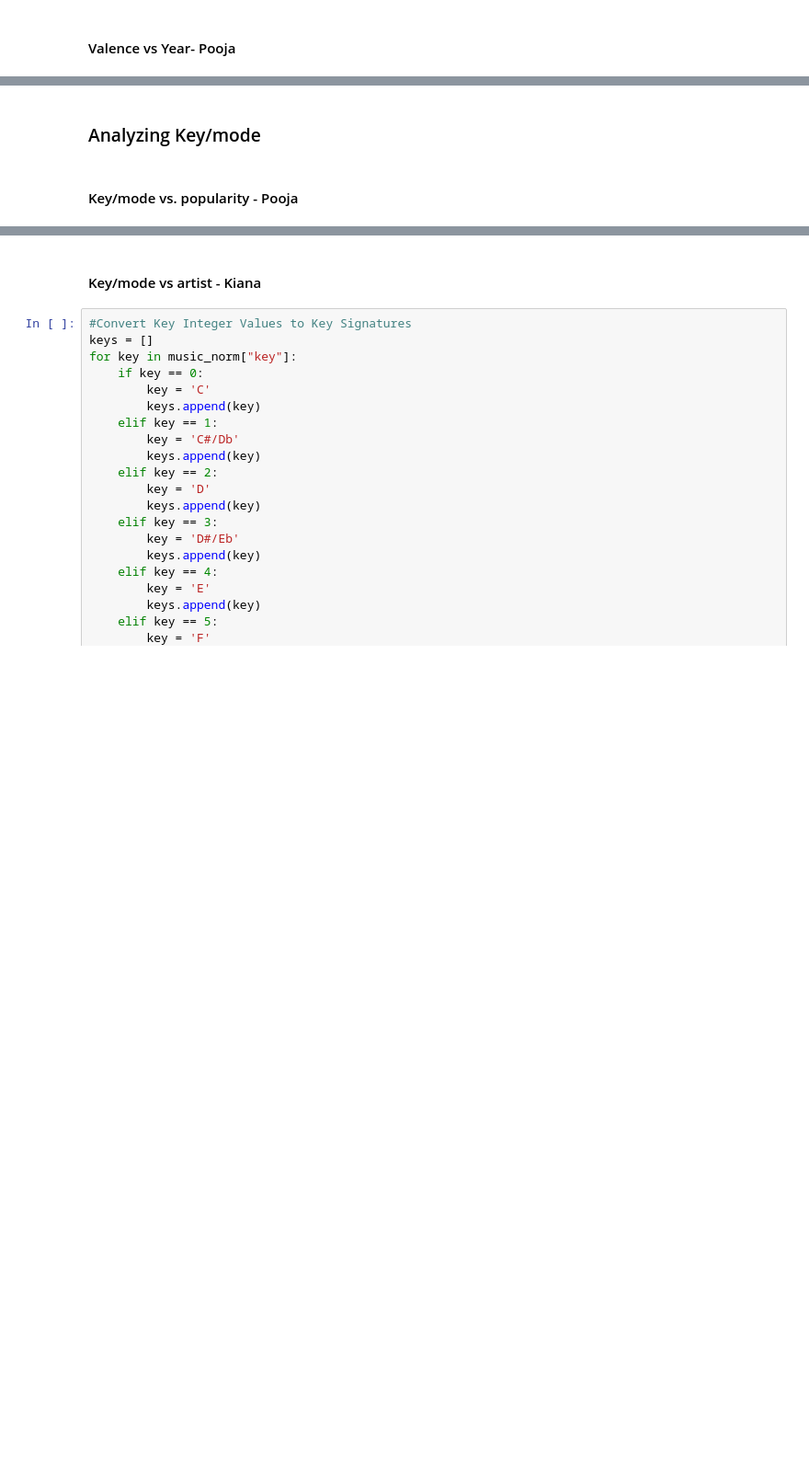
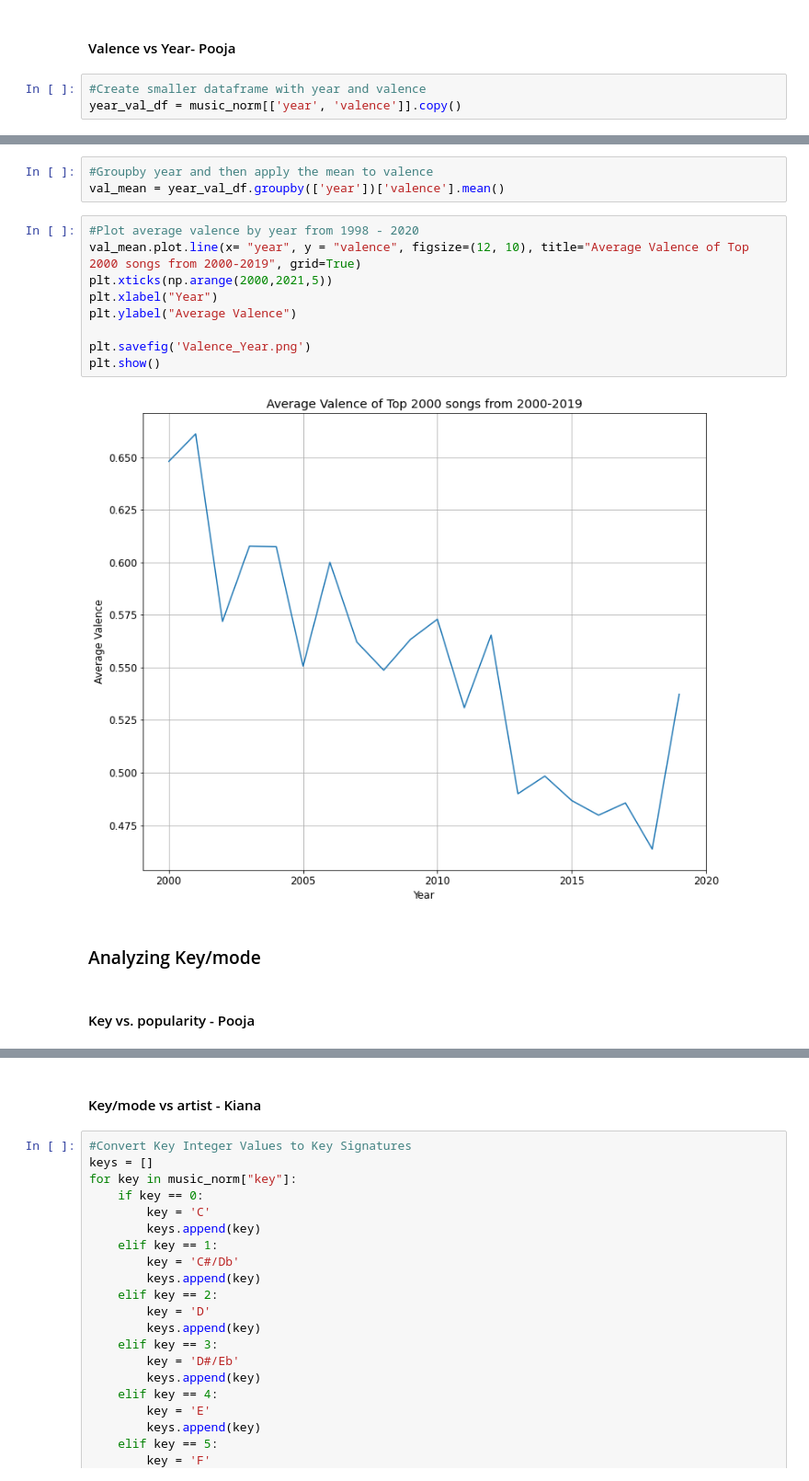
Before and after one commit to Dr0d1536/Project_1, a Jupyter notebook: spotify.ipynb, the cells around one changed output, grey strips where cells are left out. Shown at 92% size. Drawn from its saved outputs; the diff is of its cells as text; blank space fills up the shorter version.

Commit message:
Including Pooja's changes

```diff
--- a/spotify.ipynb
+++ b/spotify.ipynb
@@ -815,2 +815,5 @@ Observation: Generally speaking, songs within the 90 to 150 BPM range are more p
 # %% [markdown]
 ####	Valence vs Year- Pooja
+# %%
+#Create smaller dataframe with year and valence
+year_val_df = music_norm[['year', 'valence']].copy()
@@ -817,4 +842,18 @@ Observation: Generally speaking, songs within the 90 to 150 BPM range are more p
+# %%
+#Groupby year and then apply the mean to valence
+val_mean = year_val_df.groupby(['year'])['valence'].mean()
+# %%
+#Plot average valence by year from 1998 - 2020
+val_mean.plot.line(x= "year", y = "valence", figsize=(12, 10), title="Average Valence of Top 2000 songs from 2000-2019", grid=True)
+plt.xticks(np.arange(2000,2021,5))
+plt.xlabel("Year")
+plt.ylabel("Average Valence")
+
+plt.savefig('Valence_Year.png')
+plt.show()
+# %% [output]
+[figure, added]
 # %% [markdown]
 ### Analyzing Key/mode
 # %% [markdown]
-#### Key/mode vs. popularity - Pooja
+#### Key vs. popularity - Pooja
```
Also changed, not shown: parts of 18 cells of this notebook, 13 other files.
